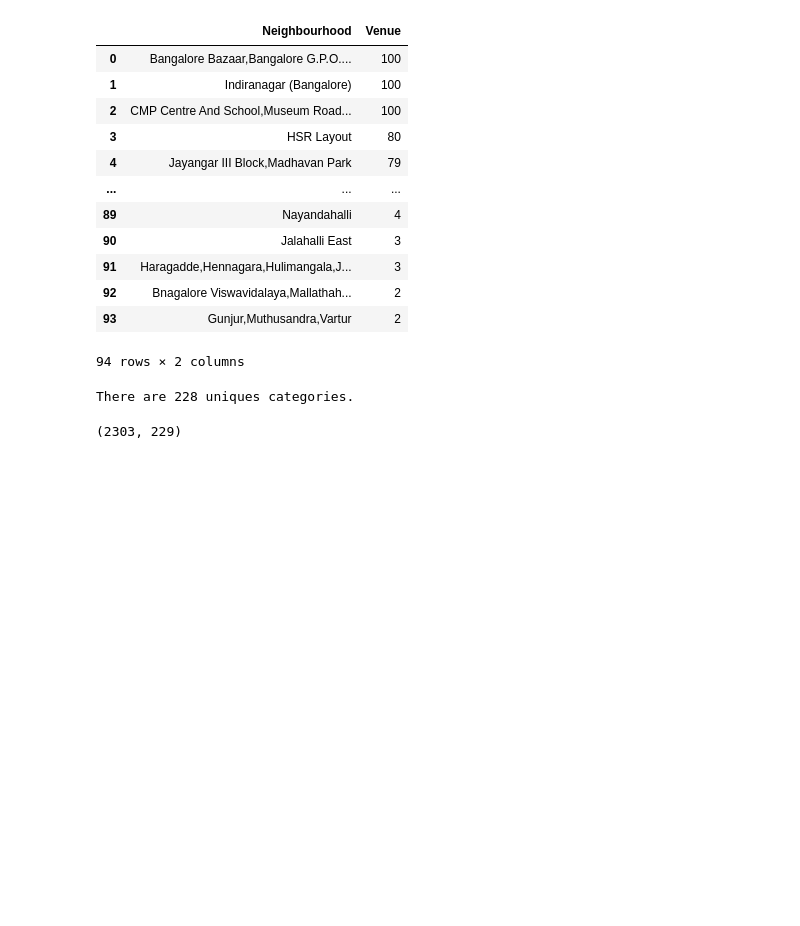
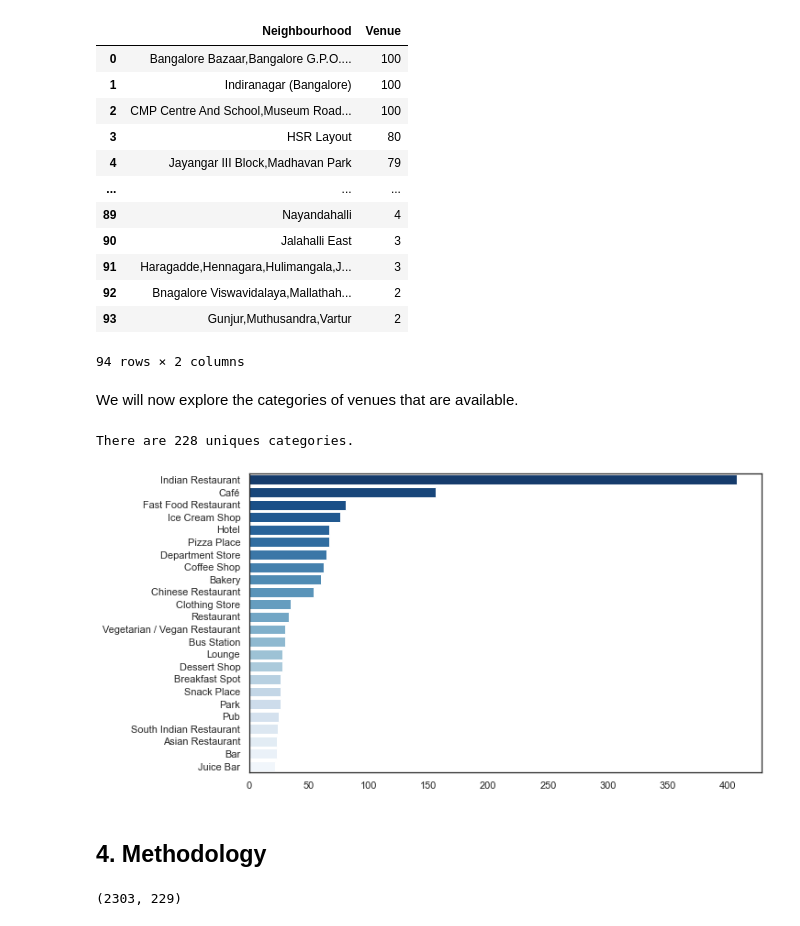
Before and after one commit to sinhars/Coursera_Capstone, a Jupyter notebook: capstone_project_final.ipynb, the cells around one changed output. Saved outputs shown, nothing was run; the diff lists cells and outputs as text; code cells hidden in the pictures; blank space fills up the shorter version.

```diff
--- a/capstone_project_final.ipynb
+++ b/capstone_project_final.ipynb
@@ -284,10 +298,23 @@ allVenues.loc[:,["Neighbourhood", "Venue"]].groupby("Neighbourhood").count().sor
 | 92 | Bnagalore Viswavidalaya,Mallathah... | 2 |
 | 93 | Gunjur,Muthusandra,Vartur | 2 |
 94 rows × 2 columns
-# %%
-print("There are {} uniques categories.".format(len(allVenues["Category"].unique())))
-# %% [output]
-There are 228 uniques categories.
+# %% [markdown]
+We will now explore the categories of venues that are available.
+# %%
+categoriesDF = allVenues.loc[:,["Category", "Venue"]].groupby(by="Category").count().sort_values(by="Venue", ascending=False).reset_index()
+
+print("There are {} uniques categories.".format(categoriesDF.shape[0]))
+
+plt.figure(figsize=(10, 6))
+sns.barplot(x="Venue", y="Category", data=categoriesDF.iloc[0:24,], palette="Blues_r")
+plt.xlabel("")
+plt.ylabel("")
+plt.show()
+# %% [output]
+There are 228 uniques categories.
+[figure, added]
+# %% [markdown]
+## 4. Methodology <a name="method"></a>
 # %%
 venuesOnehot = pd.get_dummies(allVenues[["Category"]], prefix="", prefix_sep="")
 venuesOnehot.insert(loc=0, column="Neighbourhood", value=allVenues["Neighbourhood"])
```
Also changed, not shown: parts of 22 cells of this notebook, 1 other file.
